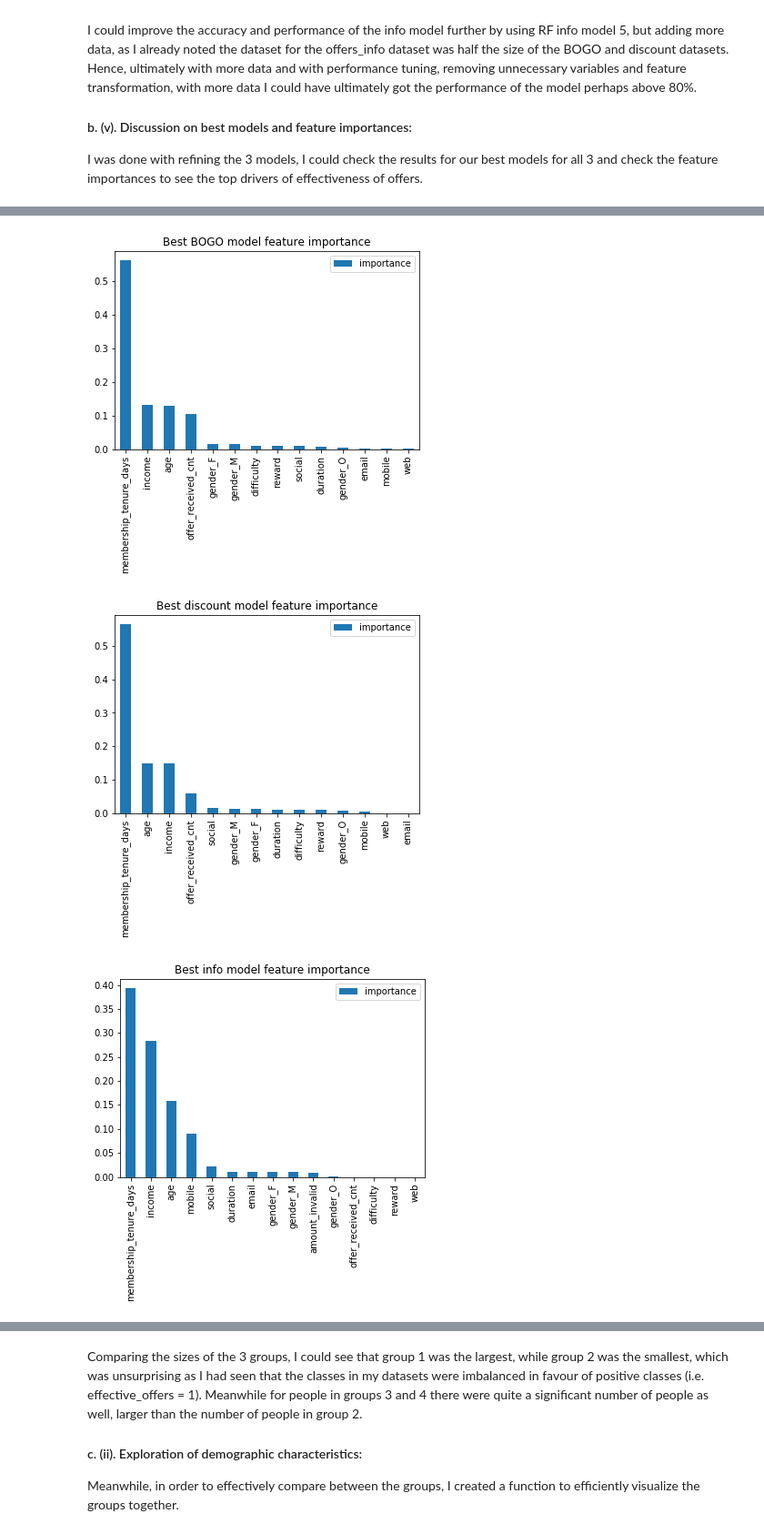
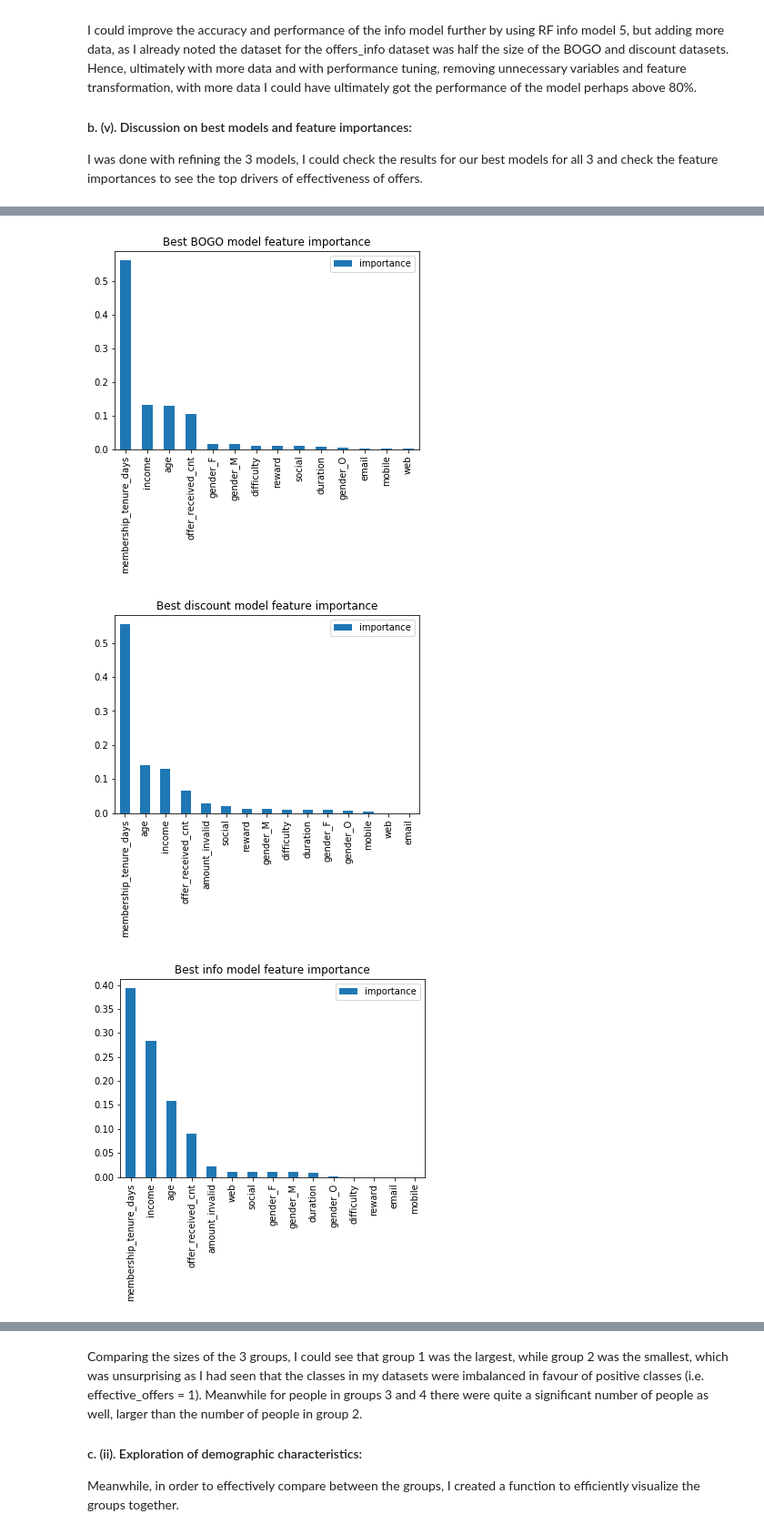
Before and after one commit to kushadhvaryu/Using-Starbucks-App-User-Data-to-predict-effective-offers, a Jupyter notebook: Starbucks Capstone Challenge Using Starbucks App User Data to predict effective offers.ipynb, the cells around one changed output, grey strips where cells are left out. Shown at 91% size. Cells and saved outputs as stored; diff of their text form; code cells hidden in the pictures.

```diff
--- a/Starbucks Capstone Challenge Using Starbucks App User Data to predict effective offers.ipynb
+++ b/Starbucks Capstone Challenge Using Starbucks App User Data to predict effective offers.ipynb
@@ -2208,7 +2208,7 @@ Overall, I could see that the top performing models were the 2nd model (with Gri
 In order to find the most influential drivers of an effective offer, we can check the feature importances of our best models above.
 # %%
 # Showed feature importance
-# BOGO 3 model
+# Bogo_3 model
 # Prepared data same as BOGO 3 state
 
 drop_cols_prep = ['person', 'offer_id', 'effective_offer', 'offer_type', 'amount_invalid']
@@ -2216,36 +2216,40 @@ features, target = data_prep(offers_bogo, drop_cols_prep)
 
 feature_importances = pd.DataFrame(bogo_3.feature_importances_,
                                    index = features.columns,
                                     columns = ['importance']).sort_values('importance', ascending = False)
 feature_importances.plot.bar()
 plt.title('Best BOGO model feature importance')
 plt.show()
 
-# Discount 3 model
+# Discount_2 model
+# Prepared data similar to discount_2 state
 
-feature_importances = pd.DataFrame(discount_3.feature_importances_,
+drop_cols_prep = ['person', 'offer_id', 'effective_offer', 'offer_type']
+features, target = data_prep(offers_discount, drop_cols_prep)
+
+feature_importances = pd.DataFrame(discount_2.feature_importances_,
                                    index = features.columns,
                                     columns = ['importance']).sort_values('importance', ascending = False)
 feature_importances.plot.bar()
 plt.title('Best discount model feature importance')
 plt.show()
 
 # Info_2 model
 # Prepared data similar to info_2 state
 
 drop_cols_prep = ['person', 'offer_id', 'effective_offer', 'offer_type']
-features, target = data_prep(offers_discount, drop_cols_prep)
+features, target = data_prep(offers_info, drop_cols_prep)
 
 # Printed feature importance
 
 feature_importances = pd.DataFrame(info_2.feature_importances_,
                                    index = features.columns,
                                     columns = ['importance']).sort_values('importance', ascending = False)
 feature_importances.plot.bar()
 plt.title('Best info model feature importance')
 plt.show()
 # %% [output]
 [figure]
-[figure, old version]
+[figure, new version]
-[figure, old version]
+[figure, new version]
 # %% [markdown]
```
Also changed, not shown: parts of 62 cells of this notebook.
